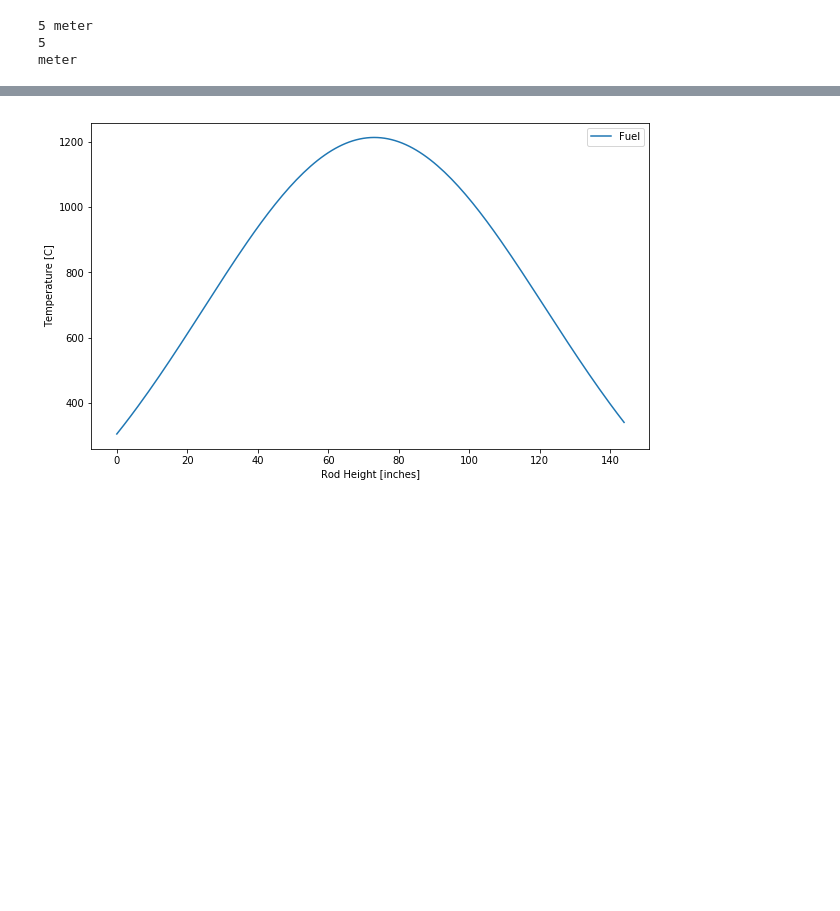
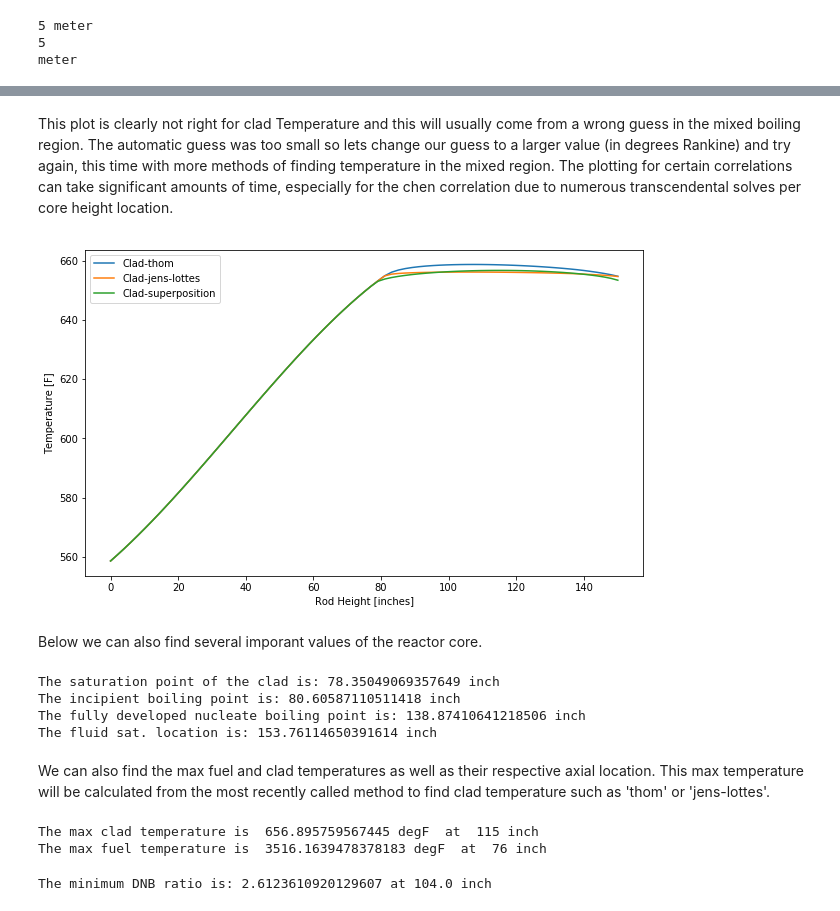
Before and after one commit to jablevin/NuclearTools, a Jupyter notebook: Examples/Quickstart.ipynb, the cells around one changed output, grey strips where cells are left out. Cells and saved outputs as stored; diff of their text form; code cells hidden in the pictures; blank space fills up the shorter version.

```diff
--- a/Examples/Quickstart.ipynb
+++ b/Examples/Quickstart.ipynb
@@ -156,4 +159,33 @@ obj.plot(obj.q_dprime_avg, coolant=True, clad=True, units=U.degF)
-# %%
-obj.plot(obj.q_dprime_avg, fuel=True, units=U.degC)
-# %% [output]
-[figure, removed]
+# %% [markdown]
+This plot is clearly not right for clad Temperature and this will usually come from a wrong guess in the mixed boiling region.  The automatic guess was too small so lets change our guess to a larger value (in degrees Rankine) and try again, this time with more methods of finding temperature in the mixed region.  The plotting for certain correlations can take significant amounts of time, especially for the chen correlation due to numerous transcendental solves per core height location.
+# %%
+obj.T_mixed_guess = 1200
+obj.plot(clad=True, units=U.degF, method=['thom', 'jens-lottes', 'superposition'])
+# %% [output]
+[figure, added]
+# %% [markdown]
+Below we can also find several imporant values of the reactor core.
+# %%
+print('The saturation point of the clad is:', obj.T_clad_sat_location())
+print('The incipient boiling point is:', obj.zn)
+print('The fully developed nucleate boiling point is:', obj.zb)
+print('The fluid sat. location is:', obj.T_coolant_sat_location())
+# %% [output]
+The saturation point of the clad is: 78.35049069357649 inch
+The incipient boiling point is: 80.60587110511418 inch
+The fully developed nucleate boiling point is: 138.87410641218506 inch
+The fluid sat. location is: 153.76114650391614 inch
+# %% [markdown]
+We can also find the max fuel and clad temperatures as well as their respective axial location.  This max temperature will be calculated from the most recently called method to find clad temperature such as 'thom' or 'jens-lottes'.
+# %%
+print('The max clad temperature is ',(obj.max_T_clad()[0]).to(U.degF),
+      ' at ',obj.max_T_clad()[1])
+print('The max fuel temperature is ',(obj.max_T_fuel()[0]).to(U.degF),
+      ' at ',obj.max_T_fuel()[1])
+# %% [output]
+The max clad temperature is  656.895759567445 degF  at  115 inch
+The max fuel temperature is  3516.1639478378183 degF  at  76 inch
+# %%
+print('The minimum DNB ratio is:', obj.MDNBR()[0], 'at', obj.MDNBR()[1])
+# %% [output]
+The minimum DNB ratio is: 2.6123610920129607 at 104.0 inch
```
Also changed, not shown: parts of 20 cells of this notebook.
